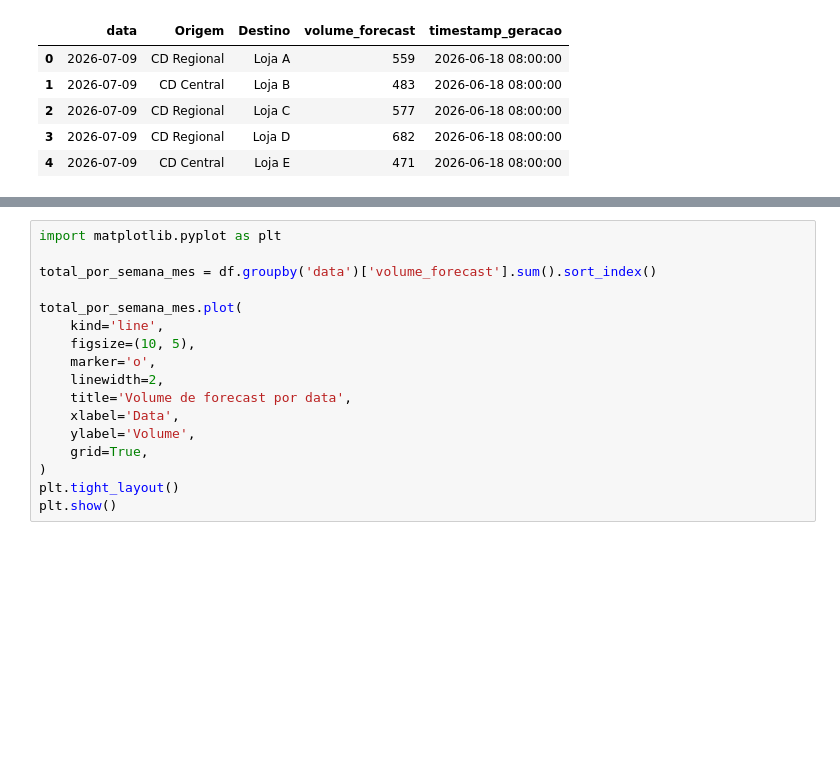
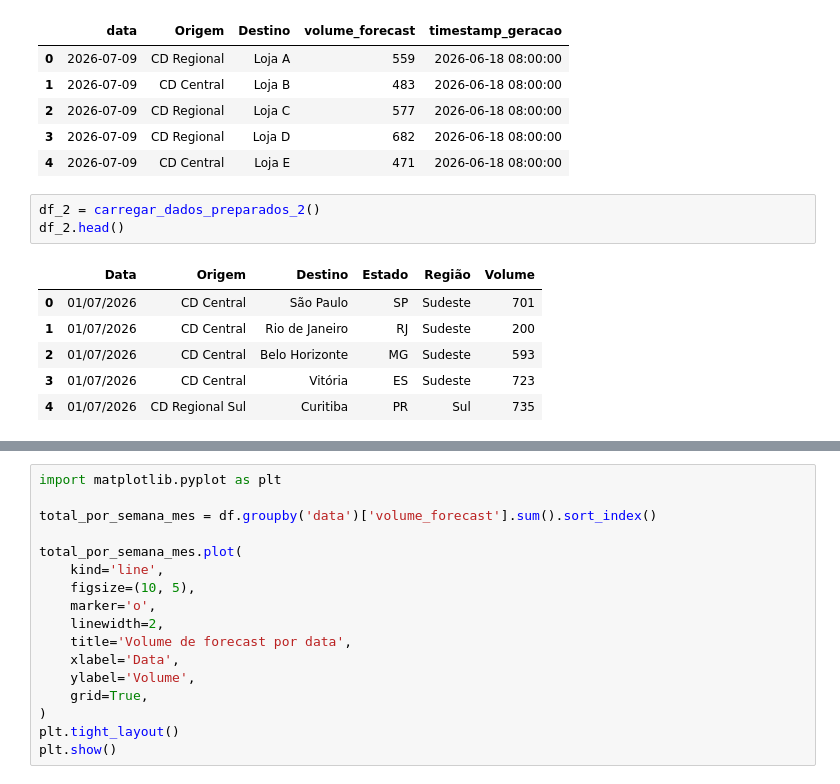
Before and after one commit to DevCodebi/analise-de-forecast, a Jupyter notebook: notebooks/01_exploracao.ipynb, the cells around one changed output, grey strips where cells are left out. Saved outputs shown, nothing was run; the diff lists cells and outputs as text; blank space fills up the shorter version.

Commit message:
adição de nova aba da pplanilha basede dados

```diff
--- a/notebooks/01_exploracao.ipynb
+++ b/notebooks/01_exploracao.ipynb
@@ -26,6 +26,16 @@ df.head()
 | 2 | 2026-07-09 | CD Regional | Loja C | 577 | 2026-06-18 08:00:00 |
 | 3 | 2026-07-09 | CD Regional | Loja D | 682 | 2026-06-18 08:00:00 |
 | 4 | 2026-07-09 | CD Central | Loja E | 471 | 2026-06-18 08:00:00 |
+# %%
+df_2 = carregar_dados_preparados_2()
+df_2.head()
+# %% [output]
+|  | Data | Origem | Destino | Estado | Região | Volume |
+| 0 | 01/07/2026 | CD Central | São Paulo | SP | Sudeste | 701 |
+| 1 | 01/07/2026 | CD Central | Rio de Janeiro | RJ | Sudeste | 200 |
+| 2 | 01/07/2026 | CD Central | Belo Horizonte | MG | Sudeste | 593 |
+| 3 | 01/07/2026 | CD Central | Vitória | ES | Sudeste | 723 |
+| 4 | 01/07/2026 | CD Regional Sul | Curitiba | PR | Sul | 735 |
 # %%
 df.info()
 # %% [output]
```
Also changed, not shown: parts of 4 cells of this notebook, 2 other files.
